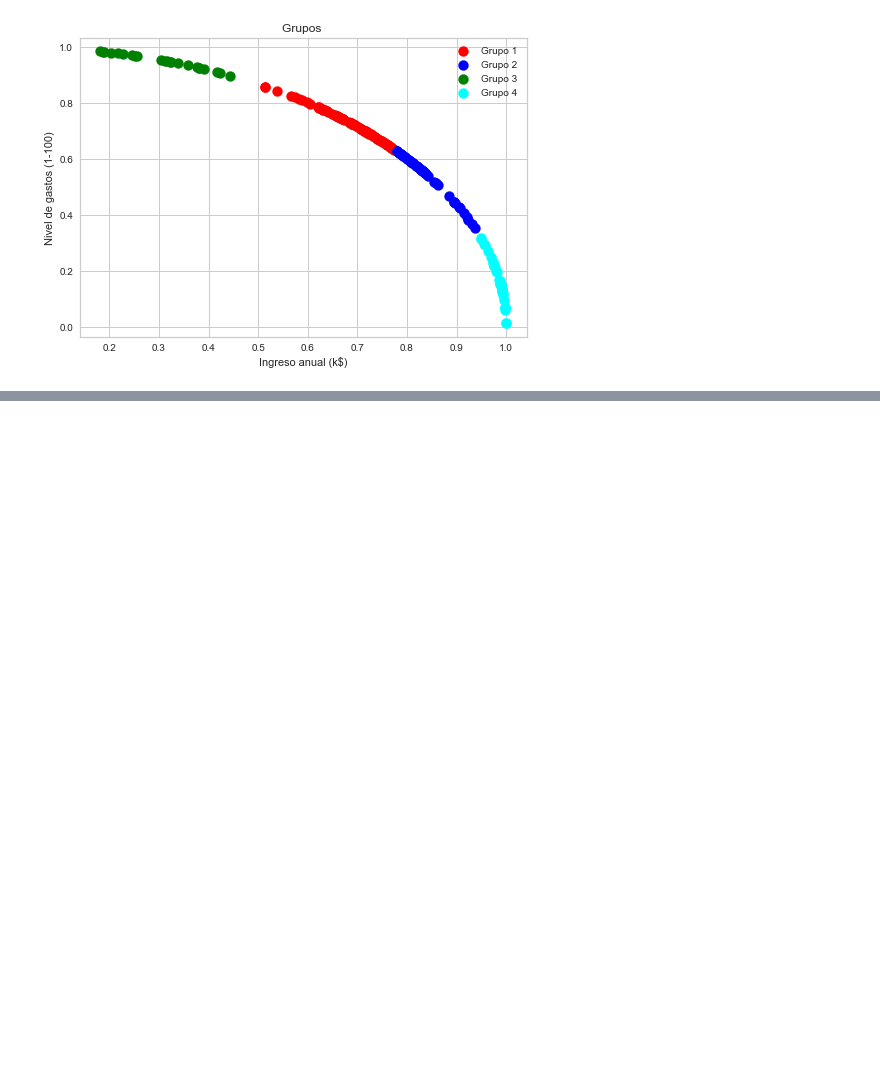
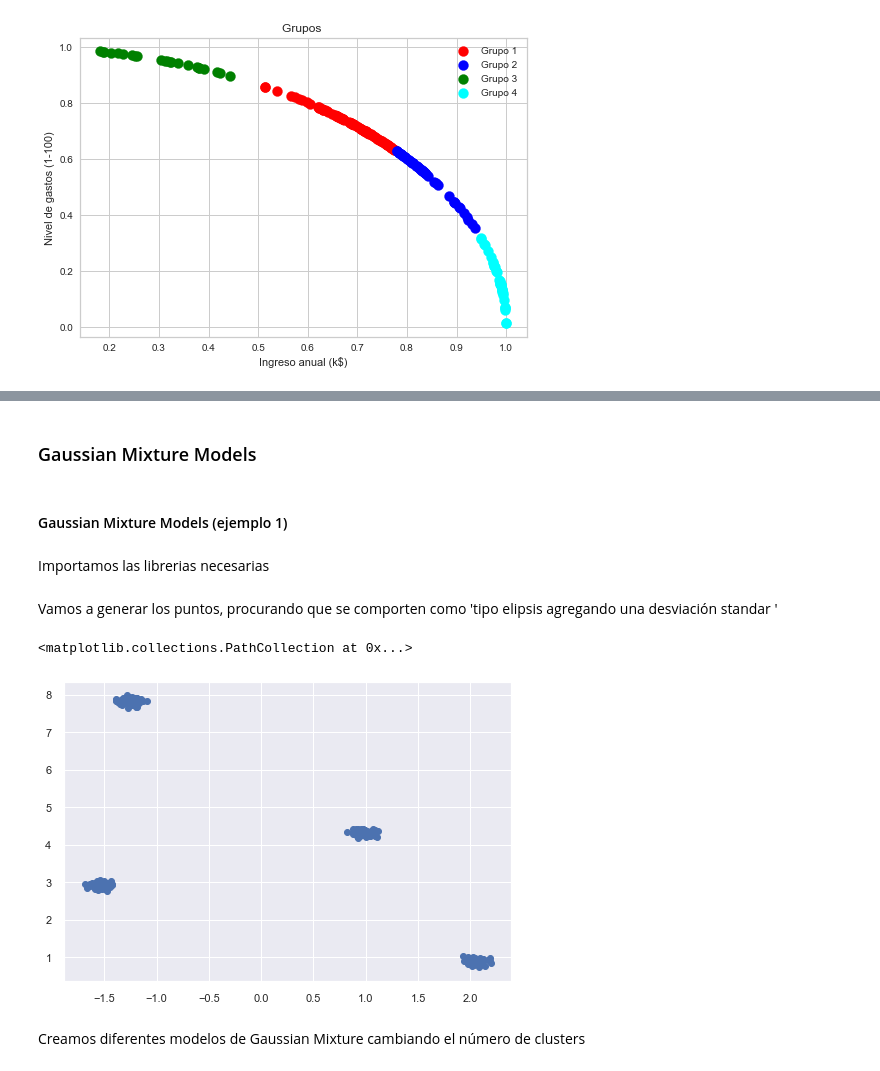
Before and after one commit to Sergio-Ibarra-1795/Diplomado_UNAM_DC_Full_gitHub, a Jupyter notebook: Modulo7_Aprendizaje_NO_supervisado/Moduo7_Ejercicio1.ipynb, the cells around one changed output, grey strips where cells are left out. Saved outputs shown, nothing was run; the diff lists cells and outputs as text; code cells hidden in the pictures; blank space fills up the shorter version.

Commit message:
Creando documento de Modulo7 Ejercicio1 (K-means, cluster jerarquico y GMM models)

```diff
--- a/Modulo7_Aprendizaje_NO_supervisado/Moduo7_Ejercicio1.ipynb
+++ b/Modulo7_Aprendizaje_NO_supervisado/Moduo7_Ejercicio1.ipynb
@@ -480,0 +490,24 @@ plt.show()
+# %% [markdown]
+### Gaussian Mixture Models
+# %% [markdown]
+#### Gaussian Mixture Models (ejemplo 1)
+# %% [markdown]
+Importamos las librerias necesarias
+# %%
+import numpy as np
+import pandas as pd
+import matplotlib.pyplot as plt
+import seaborn as sns
+sns.set()
+from sklearn.datasets import make_blobs
+from sklearn.mixture import GaussianMixture
+# %% [markdown]
+Vamos a generar los puntos, procurando que se comporten como 'tipo elipsis agregando una desviación standar '
+# %%
+X, y = make_blobs(n_samples=300, centers=4, cluster_std=0.06, random_state=0)
+plt.scatter(X[:,0], X[:,1])
+# %% [output]
+<matplotlib.collections.PathCollection at 0x...>
+[figure, added]
+# %% [markdown]
+Creamos diferentes modelos de Gaussian Mixture cambiando el número de clusters
```
Also changed, not shown: parts of 25 cells of this notebook, 2 other files.
